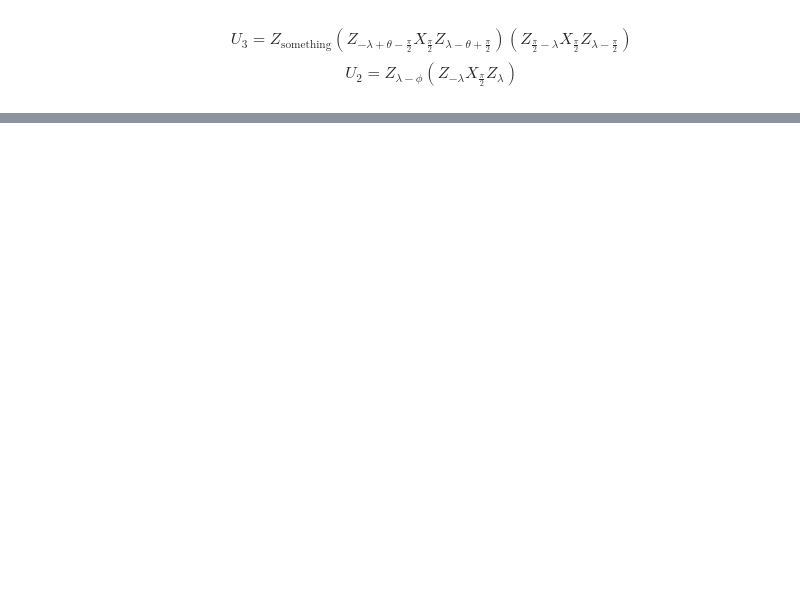
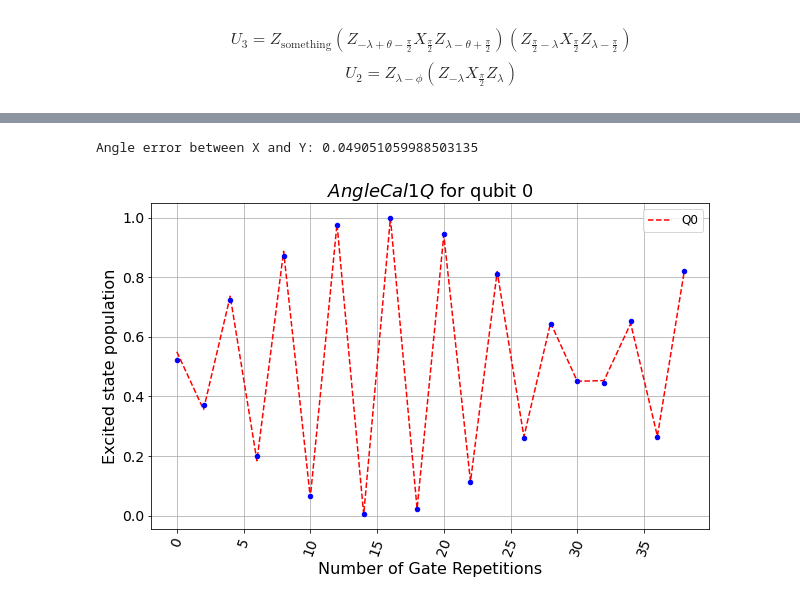
Before and after one commit to a-kapila/quantum-error, a Jupyter notebook: data_and_scripts/general_u3_error.ipynb, the cells around one changed output, grey strips where cells are left out. Drawn from its saved outputs; the diff is of its cells as text; code cells hidden in the pictures; blank space fills up the shorter version.

```diff
--- a/data_and_scripts/general_u3_error.ipynb
+++ b/data_and_scripts/general_u3_error.ipynb
@@ -19,0 +21,3 @@ backend = provider.get_backend('ibmq_16_melbourne')
+# %%
+qubits = [0]
+circs, xdata = ampcal_1Q_circuits(50, qubits)
@@ -19,0 +70,28 @@ backend = provider.get_backend('ibmq_16_melbourne')
+# %%
+circs, xdata = anglecal_1Q_circuits(20, qubits, angleerr=0.05)
+# Set the simulator
+# Run the simulator
+backend = qiskit.Aer.get_backend('qasm_simulator')
+shots = 8192
+backend_result2 = qiskit.execute(circs, backend, shots=shots).result()
+# %%
+# Fit the data to an oscillation
+
+plt.figure(figsize=(10, 6))
+initial_theta = 0.02
+initial_c = 0.5
+initial_phi = 0.01
+
+
+fit = AngleCalFitter(backend_result2, xdata, qubits,
+                   fit_p0=[initial_theta, initial_c],
+                   fit_bounds=([-np.pi, -1],
+                               [np.pi, 1]))
+
+fit.plot(0, ax=plt.gca())
+print ("Angle error between X and Y: " + str(fit.angle_err()[0]))
+
+plt.show()
+# %% [output]
+Angle error between X and Y: 0.049051059988503135
+[figure, added]
```
Also changed, not shown: parts of 8 cells of this notebook, 3 other files.
